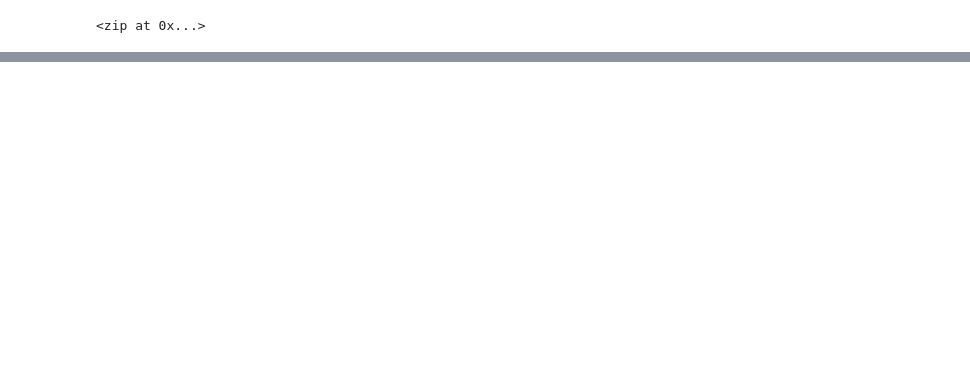
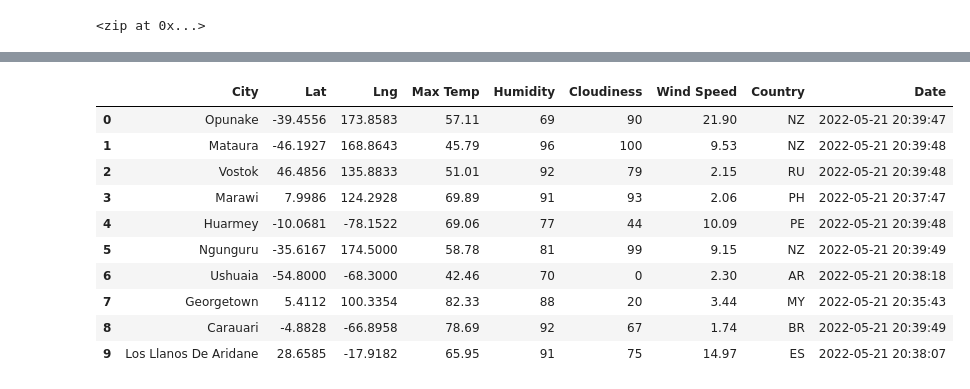
Before and after one commit to sdieckert/World_Weather_Analysis, a Jupyter notebook: WeatherPy.ipynb, the cells around one changed output, grey strips where cells are left out. Saved outputs shown, nothing was run; the diff lists cells and outputs as text; code cells hidden in the pictures; blank space fills up the shorter version.

```diff
--- a/WeatherPy.ipynb
+++ b/WeatherPy.ipynb
@@ -31,0 +52,4 @@ len(cities)
+# %%
+# Starting URL for Weather Map API Call. define your metric units
+url = "http://api.openweathermap.org/data/2.5/weather?units=Imperial&APPID=" + weather_api_key
+print(url)
@@ -31,0 +162,16 @@ len(cities)
+# %%
+# Convert the array of dictionaries to a Pandas DataFrame.
+city_data_df = pd.DataFrame(city_data)
+city_data_df.head(10)
+# %% [output]
+|  | City | Lat | Lng | Max Temp | Humidity | Cloudiness | Wind Speed | Country | Date |
+| 0 | Opunake | -39.4556 | 173.8583 | 57.11 | 69 | 90 | 21.90 | NZ | 2022-05-21 20:39:47 |
+| 1 | Mataura | -46.1927 | 168.8643 | 45.79 | 96 | 100 | 9.53 | NZ | 2022-05-21 20:39:48 |
+| 2 | Vostok | 46.4856 | 135.8833 | 51.01 | 92 | 79 | 2.15 | RU | 2022-05-21 20:39:48 |
+| 3 | Marawi | 7.9986 | 124.2928 | 69.89 | 91 | 93 | 2.06 | PH | 2022-05-21 20:37:47 |
+| 4 | Huarmey | -10.0681 | -78.1522 | 69.06 | 77 | 44 | 10.09 | PE | 2022-05-21 20:39:48 |
+| 5 | Ngunguru | -35.6167 | 174.5000 | 58.78 | 81 | 99 | 9.15 | NZ | 2022-05-21 20:39:49 |
+| 6 | Ushuaia | -54.8000 | -68.3000 | 42.46 | 70 | 0 | 2.30 | AR | 2022-05-21 20:38:18 |
+| 7 | Georgetown | 5.4112 | 100.3354 | 82.33 | 88 | 20 | 3.44 | MY | 2022-05-21 20:35:43 |
+| 8 | Carauari | -4.8828 | -66.8958 | 78.69 | 92 | 67 | 1.74 | BR | 2022-05-21 20:39:49 |
+| 9 | Los Llanos De Aridane | 28.6585 | -17.9182 | 65.95 | 91 | 75 | 14.97 | ES | 2022-05-21 20:38:07 |
```
Also changed, not shown: parts of 15 cells of this notebook, 3 other files.
